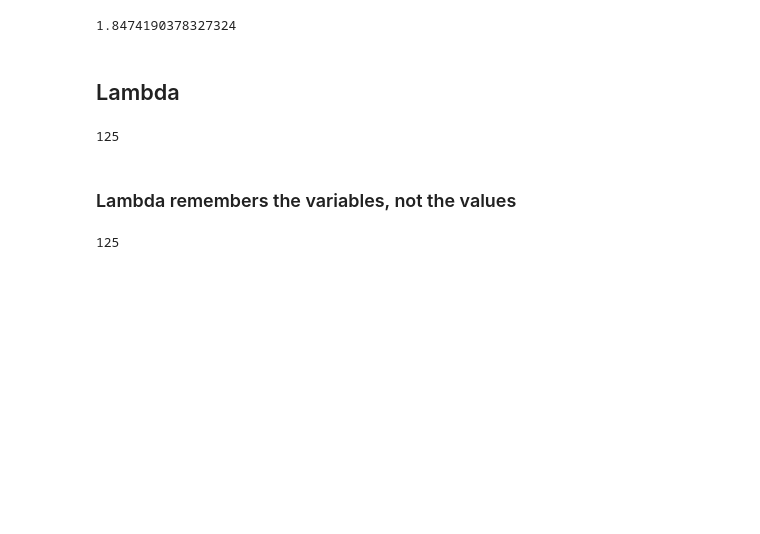
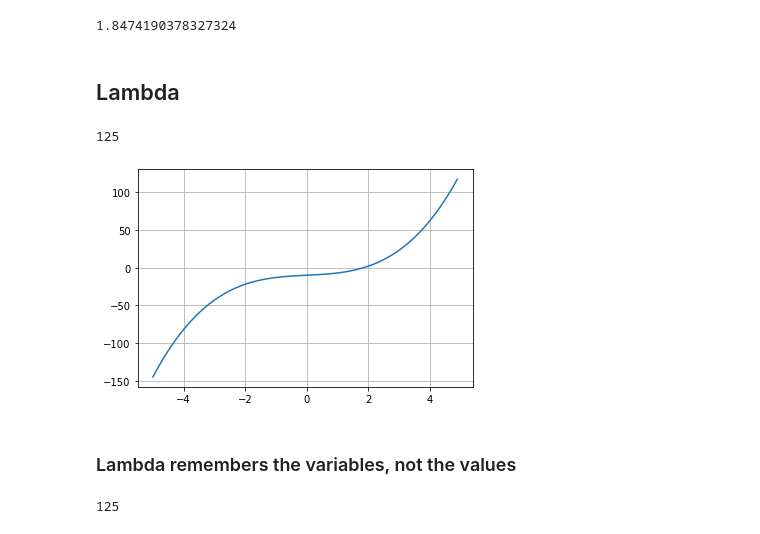
Before and after one commit to PHBS/ASP, a Jupyter notebook: py/BlackScholes_ImpliedVol.ipynb, the cells around one changed output. Drawn from its saved outputs; the diff is of its cells as text; code cells hidden in the pictures; blank space fills up the shorter version.

```diff
--- a/py/BlackScholes_ImpliedVol.ipynb
+++ b/py/BlackScholes_ImpliedVol.ipynb
@@ -14,5 +20,5 @@ def myFunc(x):
 # %%
-x = sopt.brentq(myFunc, 1, 3)
+x = spop.brentq(myFunc, 1, 3)
 print(x, myFunc(x))
 # %% [output]
 1.8474190378327324 -3.552713678800501e-15
@@ -29,6 +35,12 @@ g = lambda x: x**3 + 2*x - 10
 g(5)
 # %% [output]
 125
+# %%
+xx = np.arange(-5,5,0.1)
+plt.plot(xx, g(xx))
+plt.grid()
+# %% [output]
+[figure, added]
 # %% [markdown]
 ### Lambda remembers the variables, not the values
 # %%
```
Also changed, not shown: parts of 9 cells of this notebook, 2 other files.
